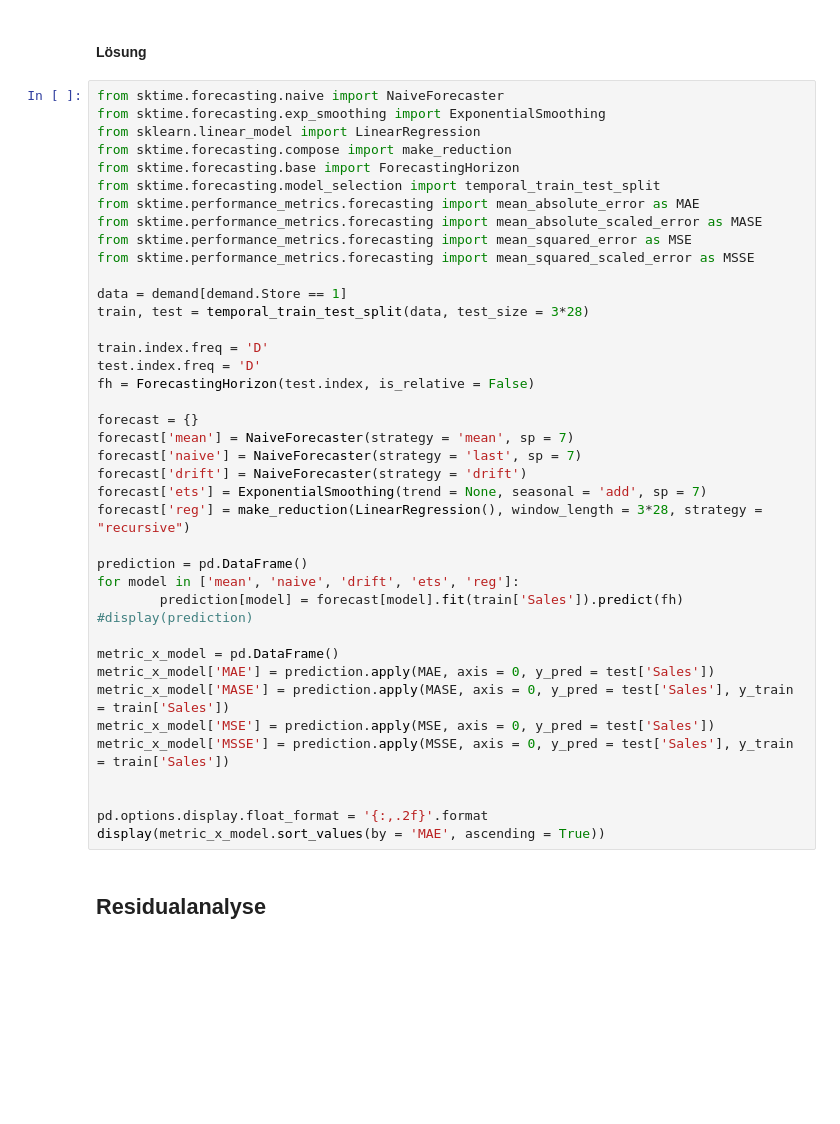
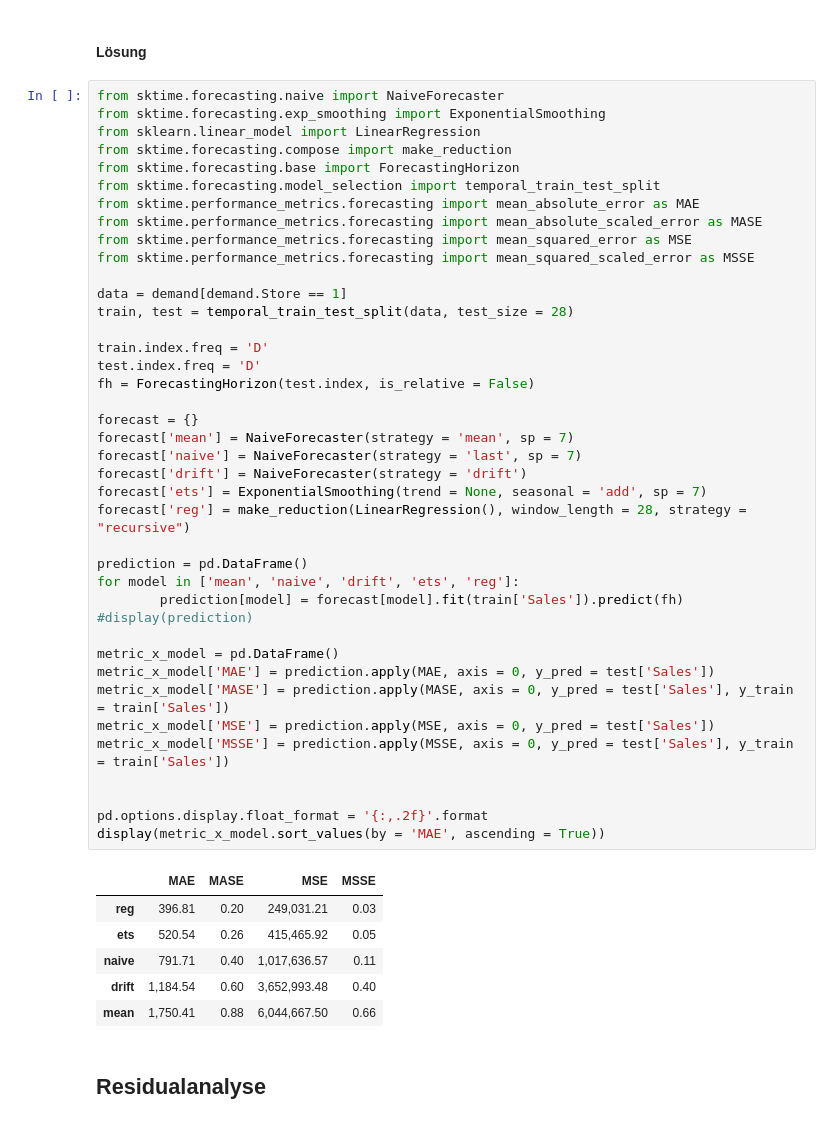
Before and after one commit to schemm/forecasting, a Jupyter notebook: RossmannStoreSales.ipynb, the cells around one changed output. Saved outputs shown, nothing was run; the diff lists cells and outputs as text; blank space fills up the shorter version.

```diff
--- a/RossmannStoreSales.ipynb
+++ b/RossmannStoreSales.ipynb
@@ -414,35 +404,42 @@ from sktime.performance_metrics.forecasting import mean_absolute_error as MAE
 from sktime.performance_metrics.forecasting import mean_absolute_scaled_error as MASE
 from sktime.performance_metrics.forecasting import mean_squared_error as MSE
 from sktime.performance_metrics.forecasting import mean_squared_scaled_error as MSSE
 
 data = demand[demand.Store == 1]
-train, test = temporal_train_test_split(data, test_size = 3*28)
+train, test = temporal_train_test_split(data, test_size = 28)
 
 train.index.freq = 'D'
 test.index.freq = 'D'
 fh = ForecastingHorizon(test.index, is_relative = False)
 
 forecast = {}
 forecast['mean'] = NaiveForecaster(strategy = 'mean', sp = 7)
 forecast['naive'] = NaiveForecaster(strategy = 'last', sp = 7)
 forecast['drift'] = NaiveForecaster(strategy = 'drift')
 forecast['ets'] = ExponentialSmoothing(trend = None, seasonal = 'add', sp = 7)
-forecast['reg'] = make_reduction(LinearRegression(), window_length = 3*28, strategy = "recursive")
+forecast['reg'] = make_reduction(LinearRegression(), window_length = 28, strategy = "recursive")
 
 prediction = pd.DataFrame()
 for model in ['mean', 'naive', 'drift', 'ets', 'reg']:
         prediction[model] = forecast[model].fit(train['Sales']).predict(fh)
 #display(prediction)
 
 metric_x_model = pd.DataFrame()
 metric_x_model['MAE'] = prediction.apply(MAE, axis = 0, y_pred = test['Sales'])
 metric_x_model['MASE'] = prediction.apply(MASE, axis = 0, y_pred = test['Sales'], y_train = train['Sales'])
 metric_x_model['MSE'] = prediction.apply(MSE, axis = 0, y_pred = test['Sales'])
 metric_x_model['MSSE'] = prediction.apply(MSSE, axis = 0, y_pred = test['Sales'], y_train = train['Sales'])
 
 
 pd.options.display.float_format = '{:,.2f}'.format
 display(metric_x_model.sort_values(by = 'MAE', ascending = True))
+# %% [output]
+|  | MAE | MASE | MSE | MSSE |
+| reg | 396.81 | 0.20 | 249,031.21 | 0.03 |
+| ets | 520.54 | 0.26 | 415,465.92 | 0.05 |
+| naive | 791.71 | 0.40 | 1,017,636.57 | 0.11 |
+| drift | 1,184.54 | 0.60 | 3,652,993.48 | 0.40 |
+| mean | 1,750.41 | 0.88 | 6,044,667.50 | 0.66 |
 # %% [markdown]
 ## Residualanalyse
 # %%
```
Also changed, not shown: parts of 9 cells of this notebook.
